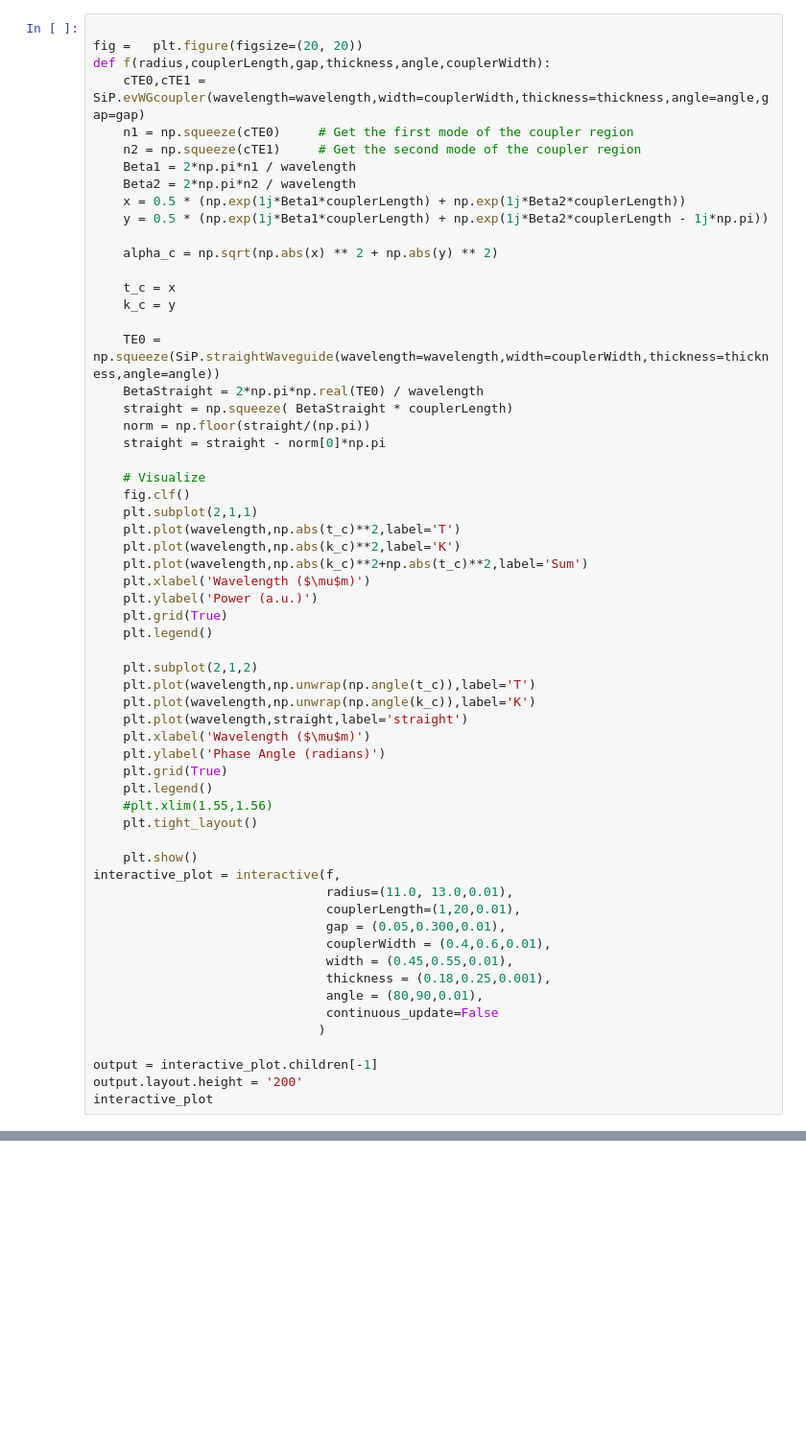
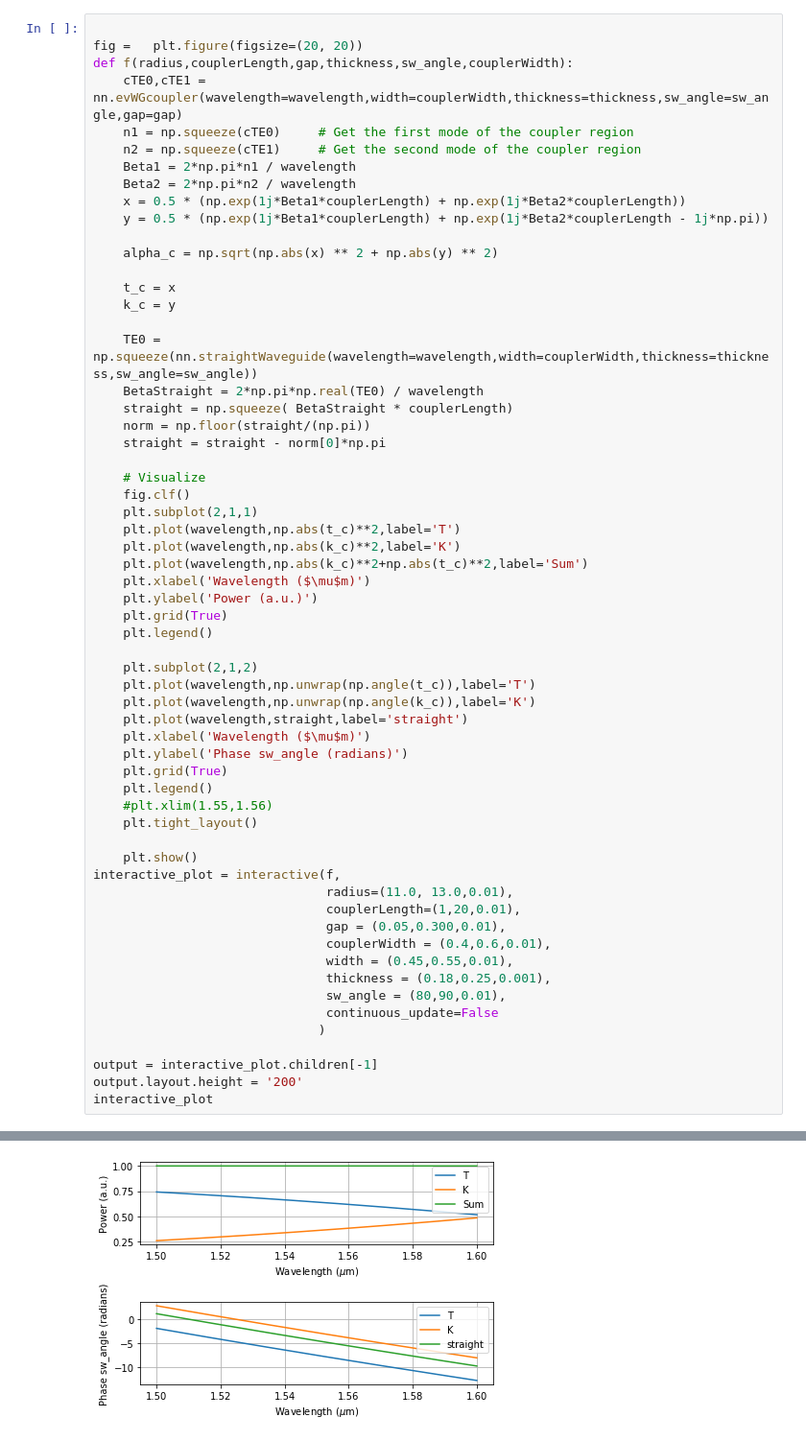
Before and after one commit to BYUCamachoLab/SiPANN, a Jupyter notebook: examples/ringResonator.ipynb, the cells around one changed output, grey strips where cells are left out. Shown at 96% size. Saved outputs shown, nothing was run; the diff lists cells and outputs as text; blank space fills up the shorter version.

```diff
--- a/examples/ringResonator.ipynb
+++ b/examples/ringResonator.ipynb
@@ -70,8 +64,8 @@ interactive(children=(FloatSlider(value=12.0, description='radius', max=13.0, mi
 # %%
 
 fig =   plt.figure(figsize=(20, 20))
-def f(radius,couplerLength,gap,thickness,angle,couplerWidth):
-    cTE0,cTE1 = SiP.evWGcoupler(wavelength=wavelength,width=couplerWidth,thickness=thickness,angle=angle,gap=gap)
+def f(radius,couplerLength,gap,thickness,sw_angle,couplerWidth):
+    cTE0,cTE1 = nn.evWGcoupler(wavelength=wavelength,width=couplerWidth,thickness=thickness,sw_angle=sw_angle,gap=gap)
     n1 = np.squeeze(cTE0)     # Get the first mode of the coupler region
     n2 = np.squeeze(cTE1)     # Get the second mode of the coupler region
     Beta1 = 2*np.pi*n1 / wavelength
@@ -84,7 +78,7 @@ def f(radius,couplerLength,gap,thickness,angle,couplerWidth):
     t_c = x
     k_c = y
 
-    TE0 = np.squeeze(SiP.straightWaveguide(wavelength=wavelength,width=couplerWidth,thickness=thickness,angle=angle))
+    TE0 = np.squeeze(nn.straightWaveguide(wavelength=wavelength,width=couplerWidth,thickness=thickness,sw_angle=sw_angle))
     BetaStraight = 2*np.pi*np.real(TE0) / wavelength
     straight = np.squeeze( BetaStraight * couplerLength)
     norm = np.floor(straight/(np.pi))
@@ -106,7 +100,7 @@ def f(radius,couplerLength,gap,thickness,angle,couplerWidth):
     plt.plot(wavelength,np.unwrap(np.angle(k_c)),label='K')
     plt.plot(wavelength,straight,label='straight')
     plt.xlabel('Wavelength ($\mu$m)')
-    plt.ylabel('Phase Angle (radians)')
+    plt.ylabel('Phase sw_angle (radians)')
     plt.grid(True)
     plt.legend()
     #plt.xlim(1.55,1.56)
@@ -120,7 +114,7 @@ interactive_plot = interactive(f,
                                couplerWidth = (0.4,0.6,0.01),
                                width = (0.45,0.55,0.01),
                                thickness = (0.18,0.25,0.001),
-                               angle = (80,90,0.01),
+                               sw_angle = (80,90,0.01),
                                continuous_update=False
                               )
 
@@ -132,0 +125 @@ interactive(children=(FloatSlider(value=12.0, description='radius', max=13.0, mi
+[figure, added]
```
Also changed, not shown: parts of 3 cells of this notebook, 8 other files.
